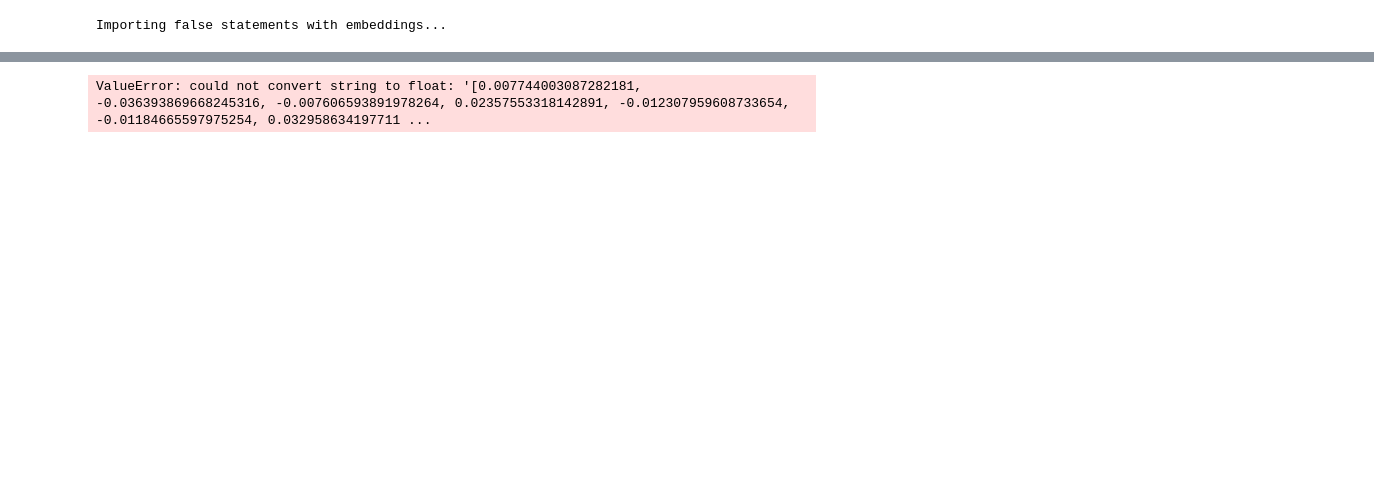
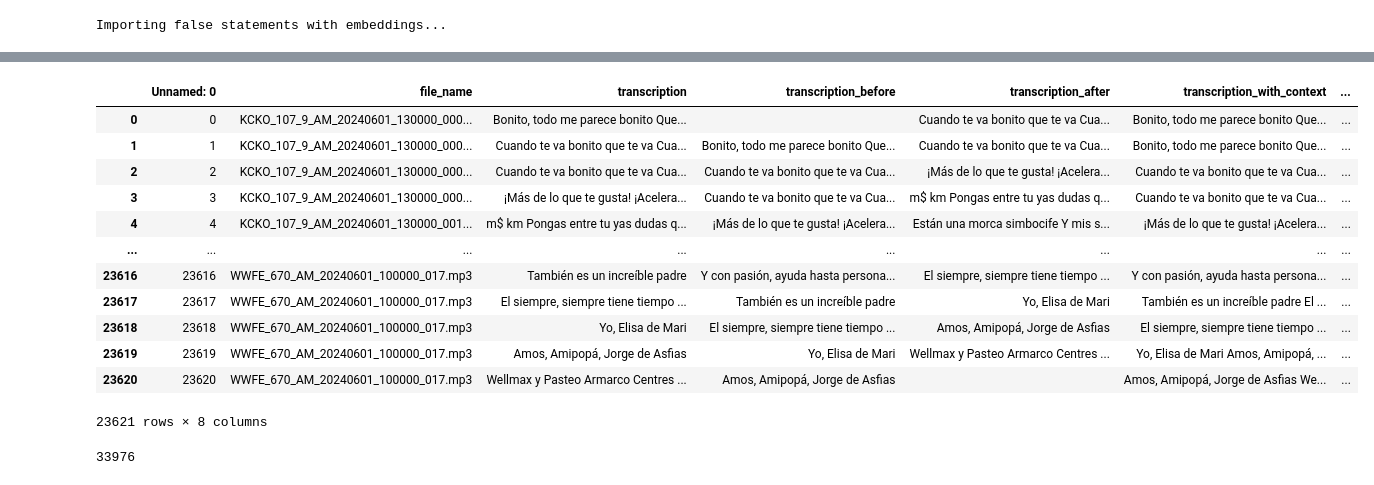
Before and after one commit to jrynning1/misinforadio, a Jupyter notebook: notebooks/5_embeddings_comparisons.ipynb, the cells around one changed output, grey strips where cells are left out. Cells and saved outputs as stored; diff of their text form; code cells hidden in the pictures; blank space fills up the shorter version.

```diff
--- a/notebooks/5_embeddings_comparisons.ipynb
+++ b/notebooks/5_embeddings_comparisons.ipynb
@@ -33,2 +80,3 @@ for embedding in transcript_df['transcription_embedding']:
 # %%
-transcript_df['transcription_embedding'] = transcript_df['transcription_embedding'].apply(eval).apply(np.array)
+# old, slow, and problematic
+# transcript_df['transcription_embedding'] = transcript_df['transcription_embedding'].apply(eval).apply(np.array)
@@ -37,5 +83,3 @@ TypeError: eval() arg 1 must be a string, bytes or code object
-# %%
-transcript_df['transcription_embedding'] = transcript_df['transcription_embedding'].apply(eval).apply(np.array)
 # %%
 def get_embedding(text, model="text-embedding-3-small"):
     text = text.replace("\n", " ")
@@ -62,6 +175,26 @@ def cosine_similarity(vec1, vec2):
     # Calculate dot product between normalized vectors
     similarity = np.dot(vec1_norm, vec2_norm)
     return similarity
+# %%
+transcript_df
+# %% [output]
+|  | Unnamed: 0 | file_name | transcription | transcription_before | transcription_after | transcription_with_context | ... |
+| 0 | 0 | KCKO_107_9_AM_20240601_130000_000... | Bonito, todo me parece bonito Que... |  | Cuando te va bonito que te va Cua... | Bonito, todo me parece bonito Que... | ... |
+| 1 | 1 | KCKO_107_9_AM_20240601_130000_000... | Cuando te va bonito que te va Cua... | Bonito, todo me parece bonito Que... | Cuando te va bonito que te va Cua... | Bonito, todo me parece bonito Que... | ... |
+| 2 | 2 | KCKO_107_9_AM_20240601_130000_000... | Cuando te va bonito que te va Cua... | Cuando te va bonito que te va Cua... | ¡Más de lo que te gusta! ¡Acelera... | Cuando te va bonito que te va Cua... | ... |
+| 3 | 3 | KCKO_107_9_AM_20240601_130000_000... | ¡Más de lo que te gusta! ¡Acelera... | Cuando te va bonito que te va Cua... | m$ km Pongas entre tu yas dudas q... | Cuando te va bonito que te va Cua... | ... |
+| 4 | 4 | KCKO_107_9_AM_20240601_130000_001... | m$ km Pongas entre tu yas dudas q... | ¡Más de lo que te gusta! ¡Acelera... | Están una morca simbocife Y mis s... | ¡Más de lo que te gusta! ¡Acelera... | ... |
+| ... | ... | ... | ... | ... | ... | ... | ... |
+| 23616 | 23616 | WWFE_670_AM_20240601_100000_017.mp3 | También es un increíble padre | Y con pasión, ayuda hasta persona... | El siempre, siempre tiene tiempo ... | Y con pasión, ayuda hasta persona... | ... |
+| 23617 | 23617 | WWFE_670_AM_20240601_100000_017.mp3 | El siempre, siempre tiene tiempo ... | También es un increíble padre | Yo, Elisa de Mari | También es un increíble padre El ... | ... |
+| 23618 | 23618 | WWFE_670_AM_20240601_100000_017.mp3 | Yo, Elisa de Mari | El siempre, siempre tiene tiempo ... | Amos, Amipopá, Jorge de Asfias | El siempre, siempre tiene tiempo ... | ... |
+| 23619 | 23619 | WWFE_670_AM_20240601_100000_017.mp3 | Amos, Amipopá, Jorge de Asfias | Yo, Elisa de Mari | Wellmax y Pasteo Armarco Centres ... | Yo, Elisa de Mari Amos, Amipopá, ... | ... |
+| 23620 | 23620 | WWFE_670_AM_20240601_100000_017.mp3 | Wellmax y Pasteo Armarco Centres ... | Amos, Amipopá, Jorge de Asfias |  | Amos, Amipopá, Jorge de Asfias We... | ... |
+23621 rows × 8 columns
+# %%
+len(statement_embedding_list)
+# %% [output]
+33976
 # %%
 
 # if the transcript segment is shorter than 150 characters, this will use the context segment instead
@@ -92,17 +232,25 @@ def search_false_statements(search_terms,false_text_df=false_text_df, n=1):
 # %%
 top_matches_json = []
 
-for row in transcript_df.itertuples(name='segment'):
-    match_index = row.Index
-    results = search_false_statements(row)
-    top_match = results.statement.values
-    similarity = results.similarities
-    top_matches = {}
-    top_matches["index"] = f"{match_index}"
-    top_matches["filename"] = row.file_name
-    top_matches["input_statement"] = row.transcription
-    top_matches["checked_false_statement"] = f"{top_match}"
-    top_matches["similarity"] = f"{similarity}"
-    top_matches_json.append(top_matches)
+def search_all_transcripts():
+    errors = 0
+    for row in transcript_df.itertuples():
+        match_index = row.Index
+        try:
+            match_index = row.Index
+            results = search_false_statements(row)
+            top_match = results.statement.values
+            similarity = results.similarities
+            top_matches = {}
+            top_matches["index"] = f"{match_index}"
+            top_matches["filename"] = row.file_name
+            top_matches["input_statement"] = row.transcription
+            top_matches["checked_false_statement"] = f"{top_match}"
+            top_matches["similarity"] = f"{similarity}"
+            top_matches_json.append(top_matches)
+            print_text = f"Finished checking {match_index + 1} of {len(transcript_df)} statements -- {int((match_index + 1)/len(transcript_df)*100)}% complete         "
+            print("\r", print_text, end="")
+        except:
+            errors += 1
+            print(f"Error checking statement {match_index + 1}")
+    print(f"Finished checking all statements with {errors} error(s)")
-# %% [output]
-ValueError: could not convert string to float: '[0.007744003087282181, -0.036393869668245316, -0.007606593891978264, 0.02357553318142891, -0.012307959608733654, -0.01184665597975254, 0.032958634197711 ...
```
Also changed, not shown: parts of 19 cells of this notebook, 1 other file.
